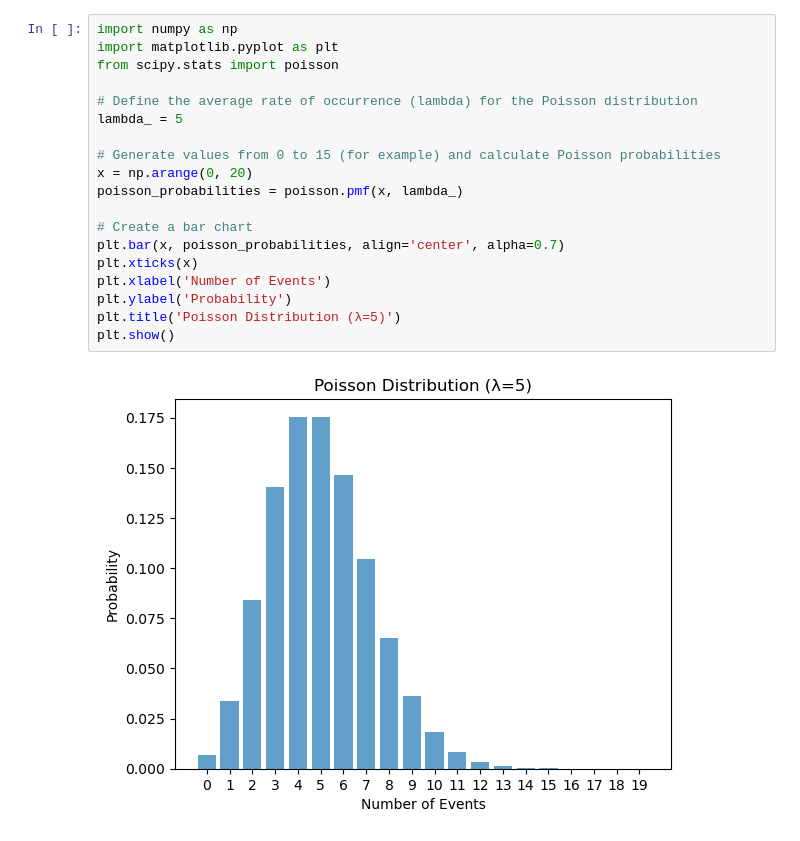
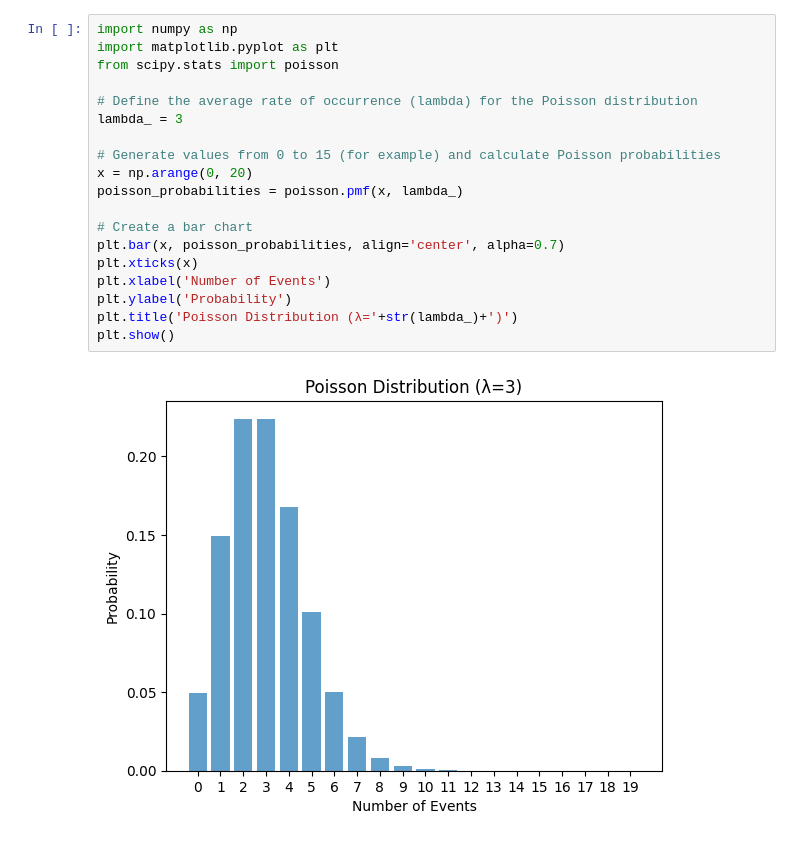
Before and after one commit to yohman/23-2-Reitaku-Stats-B, a Jupyter notebook: Week07/poisson.ipynb, the cells around one changed output. Cells and saved outputs as stored; diff of their text form.

```diff
--- a/Week07/poisson.ipynb
+++ b/Week07/poisson.ipynb
@@ -1,24 +37,24 @@
 # %%
 import numpy as np
 import matplotlib.pyplot as plt
 from scipy.stats import poisson
 
 # Define the average rate of occurrence (lambda) for the Poisson distribution
-lambda_ = 5
+lambda_ = 3
 
 # Generate values from 0 to 15 (for example) and calculate Poisson probabilities
 x = np.arange(0, 20)
 poisson_probabilities = poisson.pmf(x, lambda_)
 
 # Create a bar chart
 plt.bar(x, poisson_probabilities, align='center', alpha=0.7)
 plt.xticks(x)
 plt.xlabel('Number of Events')
 plt.ylabel('Probability')
-plt.title('Poisson Distribution (λ=5)')
+plt.title('Poisson Distribution (λ='+str(lambda_)+')')
 plt.show()
 # %% [output]
-[figure, old version]
+[figure, new version]
 # %%
 import math
 
```
Also changed, not shown: parts of 2 cells of this notebook, 47 other files.
